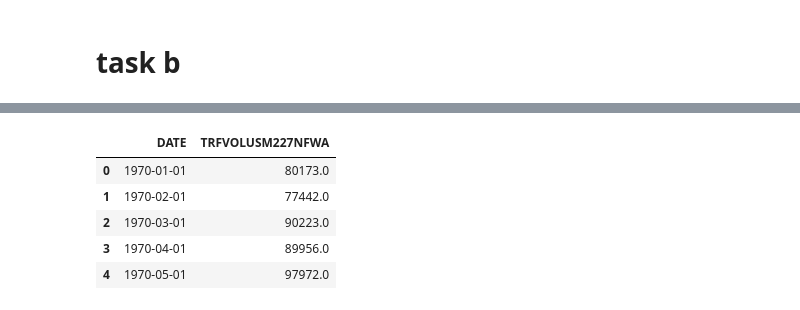
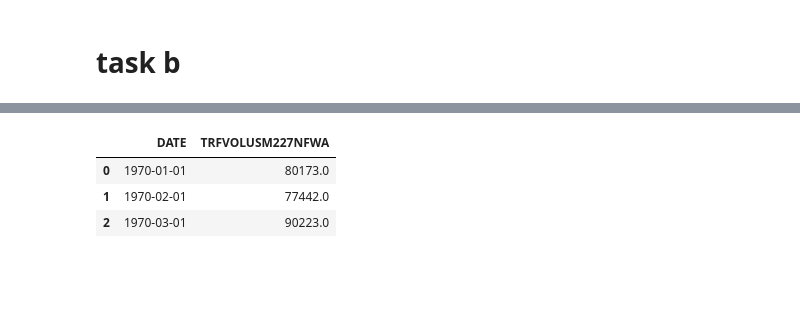
Before and after one commit to Adnan525/sc_a1, a Jupyter notebook: task4.ipynb, the cells around one changed output, grey strips where cells are left out. Drawn from its saved outputs; the diff is of its cells as text; code cells hidden in the pictures; blank space fills up the shorter version.

```diff
--- a/task4.ipynb
+++ b/task4.ipynb
@@ -120,13 +128,11 @@ from torch.autograd import Variable
 # %%
-df_miles = pd.read_csv("/content/Miles_Traveled.csv")
+df_miles = pd.read_csv("data/task4/Miles_Traveled.csv")
 # %%
-df_miles.head()
+df_miles.head(3)
 # %% [output]
 |  | DATE | TRFVOLUSM227NFWA |
 | 0 | 1970-01-01 | 80173.0 |
 | 1 | 1970-02-01 | 77442.0 |
 | 2 | 1970-03-01 | 90223.0 |
-| 3 | 1970-04-01 | 89956.0 |
-| 4 | 1970-05-01 | 97972.0 |
 # %%
 df_miles.columns = ["DATE", "MILES"]
```
Also changed, not shown: parts of 7 cells of this notebook.
